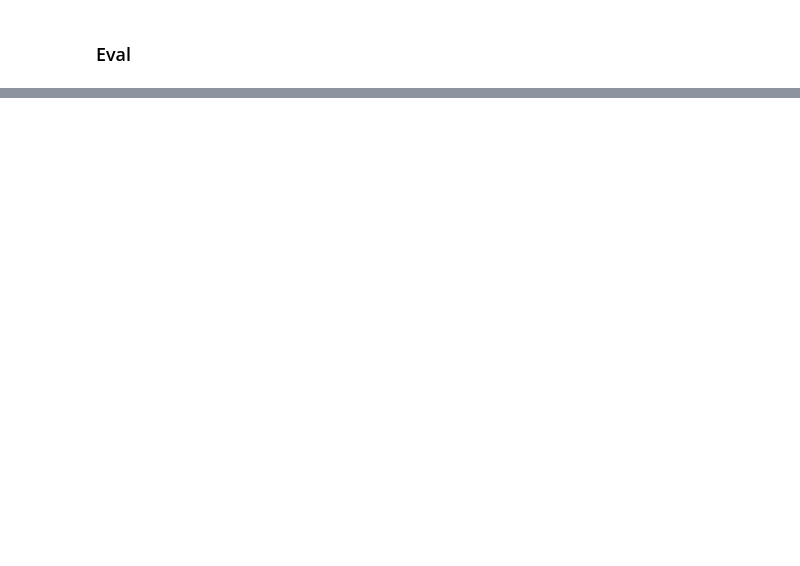
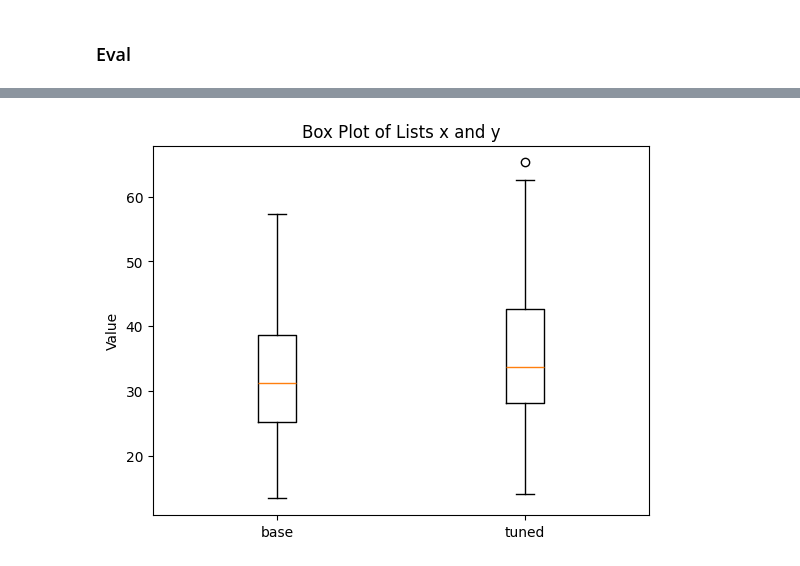
Before and after one commit to AkritW/scb10x-hackathon, a Jupyter notebook: LDP/4Evaluation_chrF++.ipynb, the cells around one changed output, grey strips where cells are left out. Cells and saved outputs as stored; diff of their text form; code cells hidden in the pictures; blank space fills up the shorter version.

Commit message:
added improvement evaulation visualisation

```diff
--- a/LDP/4Evaluation_chrF++.ipynb
+++ b/LDP/4Evaluation_chrF++.ipynb
@@ -422,6 +404,7 @@ list_csv = read_csv_to_list("out_synthetic_pairs2.csv")
 random.shuffle(list_csv)
 # %%
 s_list = []
+stats_list = []
 for i, line in enumerate(list_csv):
     if i == 100:
         break
@@ -438,6 +421,7 @@ for i, line in enumerate(list_csv):
         s_list.append(score['score'])
         print("chrF++ Score:  ", score)
         print()
+        stats_list.append(score)
     except:
         pass
 
@@ -445,6 +429,7 @@ for i, line in enumerate(list_csv):
 def Average(lst):
     return sum(lst) / len(lst)
 
+
 average = Average(s_list)
 
 # Printing average of the list
@@ -458,0 +455,15 @@ out_th  เทศบาลนครอุดรธานีเตรียมจ
+# %%
+# weighted_model = stats_list.copy()
+base_model_stats = stats_list.copy()
+# %%
+# weighted_model
+
+# weighted_scores = []
+# for i in weighted_model:
+#     weighted_scores.append(i["score"])
+# weighted_scores
+
+base_scores = []
+for i in base_model_stats:
+    base_scores.append(i["score"])
+base_scores
@@ -458,0 +488,17 @@ out_th  เทศบาลนครอุดรธานีเตรียมจ
+# %%
+import matplotlib.pyplot as plt
+#base
+x = base_scores
+y = weighted_scores
+
+data = [x, y]
+
+plt.boxplot(data)
+plt.xticks([1, 2], ['base', 'tuned'])
+
+plt.title('Box Plot of Lists x and y')
+plt.ylabel('Value')
+
+plt.show()
+# %% [output]
+[figure, added]
```
Also changed, not shown: parts of 6 cells of this notebook.
